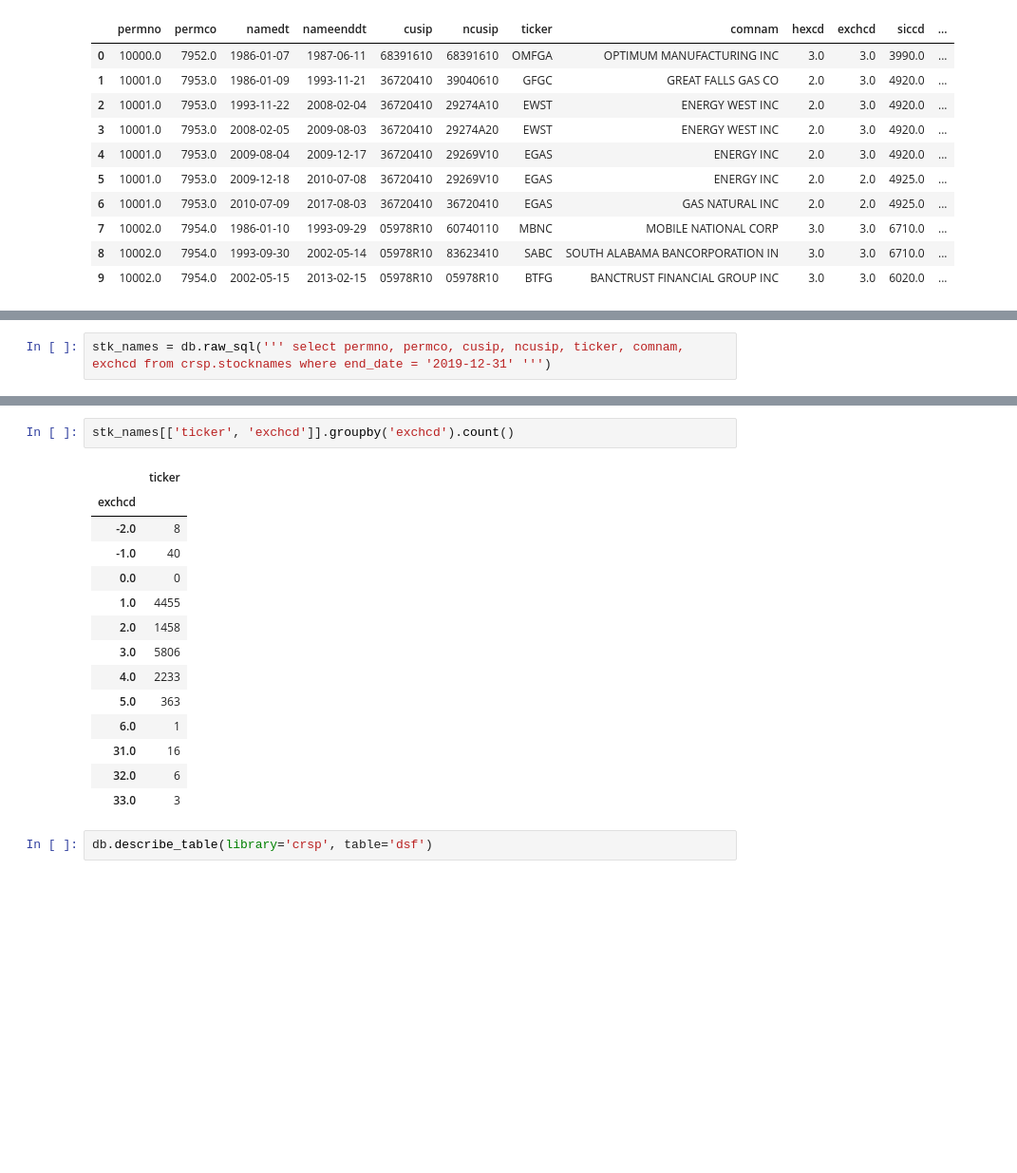
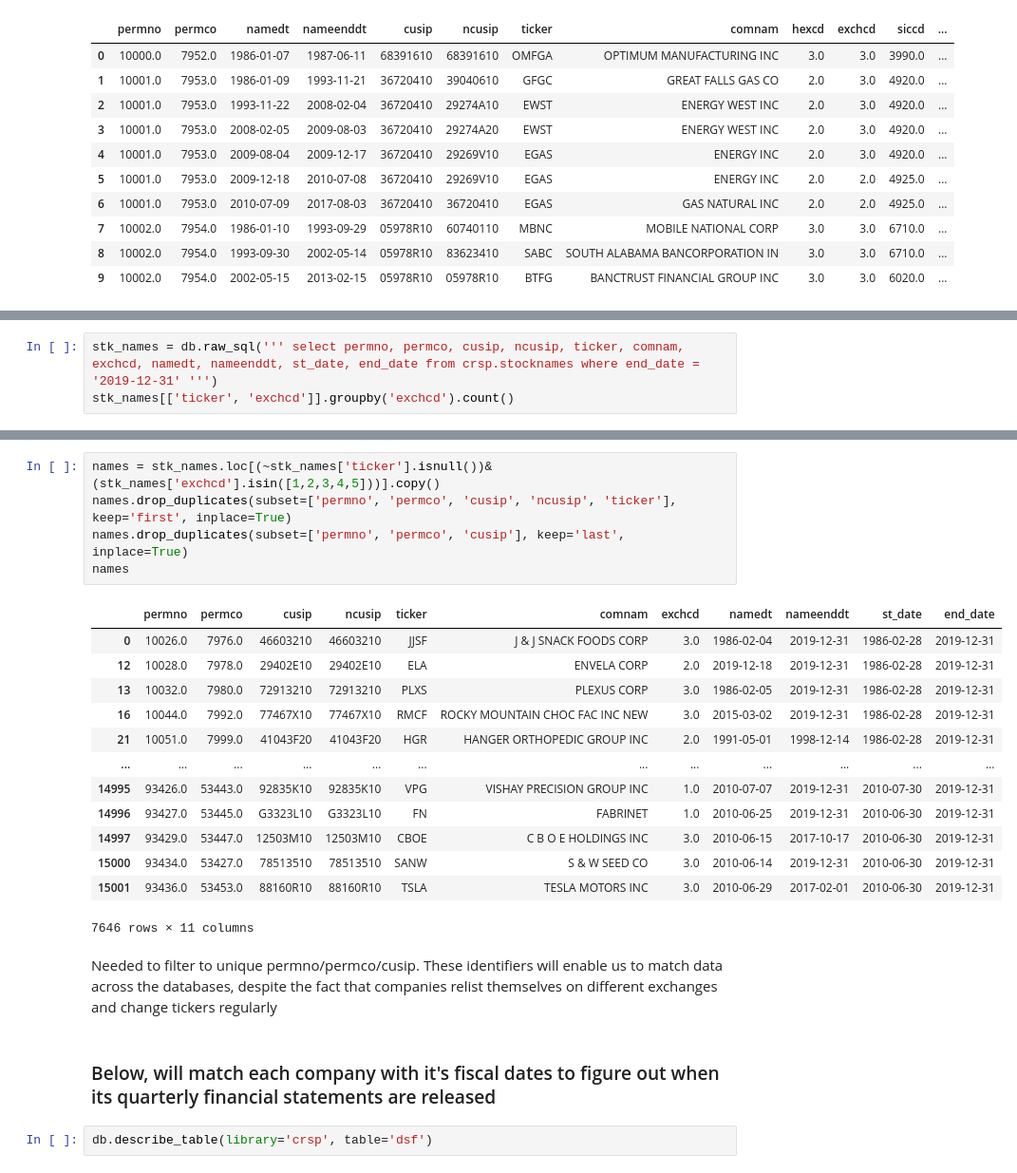
Before and after one commit to jhirschibar/ML_Options_trading, a Jupyter notebook: CRSP_exp_and_pulls.ipynb, the cells around one changed output, grey strips where cells are left out. Shown: that part at 95% size. Drawn from its saved outputs; the diff is of its cells as text; blank space fills up the shorter version.

Commit message:
more work linking price data to quarterly earnings info

```diff
--- a/CRSP_exp_and_pulls.ipynb
+++ b/CRSP_exp_and_pulls.ipynb
@@ -190,2 +187,3 @@ db.raw_sql('''select * from crsp.stocknames where ticker = 'MSFT' ''')
 # %%
-stk_names = db.raw_sql(''' select permno, permco, cusip, ncusip, ticker, comnam, exchcd from crsp.stocknames where end_date = '2019-12-31' ''')
+stk_names = db.raw_sql(''' select permno, permco, cusip, ncusip, ticker, comnam, exchcd, namedt, nameenddt, st_date, end_date from crsp.stocknames where end_date = '2019-12-31' ''')
+stk_names[['ticker', 'exchcd']].groupby('exchcd').count()
@@ -225,20 +205,26 @@ stk_names.loc[stk_names['ticker'].isnull()]
-# %%
-stk_names[['ticker', 'exchcd']].groupby('exchcd').count()
-# %% [output]
-|  | ticker |
-| exchcd |  |
-| -2.0 | 8 |
-| -1.0 | 40 |
-| 0.0 | 0 |
-| 1.0 | 4455 |
-| 2.0 | 1458 |
-| 3.0 | 5806 |
-| 4.0 | 2233 |
-| 5.0 | 363 |
-| 6.0 | 1 |
-| 31.0 | 16 |
-| 32.0 | 6 |
-| 33.0 | 3 |
+# %%
+names = stk_names.loc[(~stk_names['ticker'].isnull())&(stk_names['exchcd'].isin([1,2,3,4,5]))].copy()
+names.drop_duplicates(subset=['permno', 'permco', 'cusip', 'ncusip', 'ticker'], keep='first', inplace=True)
+names.drop_duplicates(subset=['permno', 'permco', 'cusip'], keep='last', inplace=True)
+names
+# %% [output]
+|  | permno | permco | cusip | ncusip | ticker | comnam | exchcd | namedt | nameenddt | st_date | end_date |
+| 0 | 10026.0 | 7976.0 | 46603210 | 46603210 | JJSF | J & J SNACK FOODS CORP | 3.0 | 1986-02-04 | 2019-12-31 | 1986-02-28 | 2019-12-31 |
+| 12 | 10028.0 | 7978.0 | 29402E10 | 29402E10 | ELA | ENVELA CORP | 2.0 | 2019-12-18 | 2019-12-31 | 1986-02-28 | 2019-12-31 |
+| 13 | 10032.0 | 7980.0 | 72913210 | 72913210 | PLXS | PLEXUS CORP | 3.0 | 1986-02-05 | 2019-12-31 | 1986-02-28 | 2019-12-31 |
+| 16 | 10044.0 | 7992.0 | 77467X10 | 77467X10 | RMCF | ROCKY MOUNTAIN CHOC FAC INC NEW | 3.0 | 2015-03-02 | 2019-12-31 | 1986-02-28 | 2019-12-31 |
+| 21 | 10051.0 | 7999.0 | 41043F20 | 41043F20 | HGR | HANGER ORTHOPEDIC GROUP INC | 2.0 | 1991-05-01 | 1998-12-14 | 1986-02-28 | 2019-12-31 |
+| ... | ... | ... | ... | ... | ... | ... | ... | ... | ... | ... | ... |
+| 14995 | 93426.0 | 53443.0 | 92835K10 | 92835K10 | VPG | VISHAY PRECISION GROUP INC | 1.0 | 2010-07-07 | 2019-12-31 | 2010-07-30 | 2019-12-31 |
+| 14996 | 93427.0 | 53445.0 | G3323L10 | G3323L10 | FN | FABRINET | 1.0 | 2010-06-25 | 2019-12-31 | 2010-06-30 | 2019-12-31 |
+| 14997 | 93429.0 | 53447.0 | 12503M10 | 12503M10 | CBOE | C B O E HOLDINGS INC | 3.0 | 2010-06-15 | 2017-10-17 | 2010-06-30 | 2019-12-31 |
+| 15000 | 93434.0 | 53427.0 | 78513510 | 78513510 | SANW | S & W SEED CO | 3.0 | 2010-06-14 | 2019-12-31 | 2010-06-30 | 2019-12-31 |
+| 15001 | 93436.0 | 53453.0 | 88160R10 | 88160R10 | TSLA | TESLA MOTORS INC | 3.0 | 2010-06-29 | 2017-02-01 | 2010-06-30 | 2019-12-31 |
+7646 rows × 11 columns
+# %% [markdown]
+Needed to filter to unique permno/permco/cusip. These identifiers will enable us to match data across the databases, despite the fact that companies relist themselves on different exchanges and change tickers regularly
+# %% [markdown]
+### Below, will match each company with it's fiscal dates to figure out when its quarterly financial statements are released
 # %%
 db.describe_table(library='crsp', table='dsf')
 # %% [output]
```
Also changed, not shown: parts of 13 cells of this notebook.
